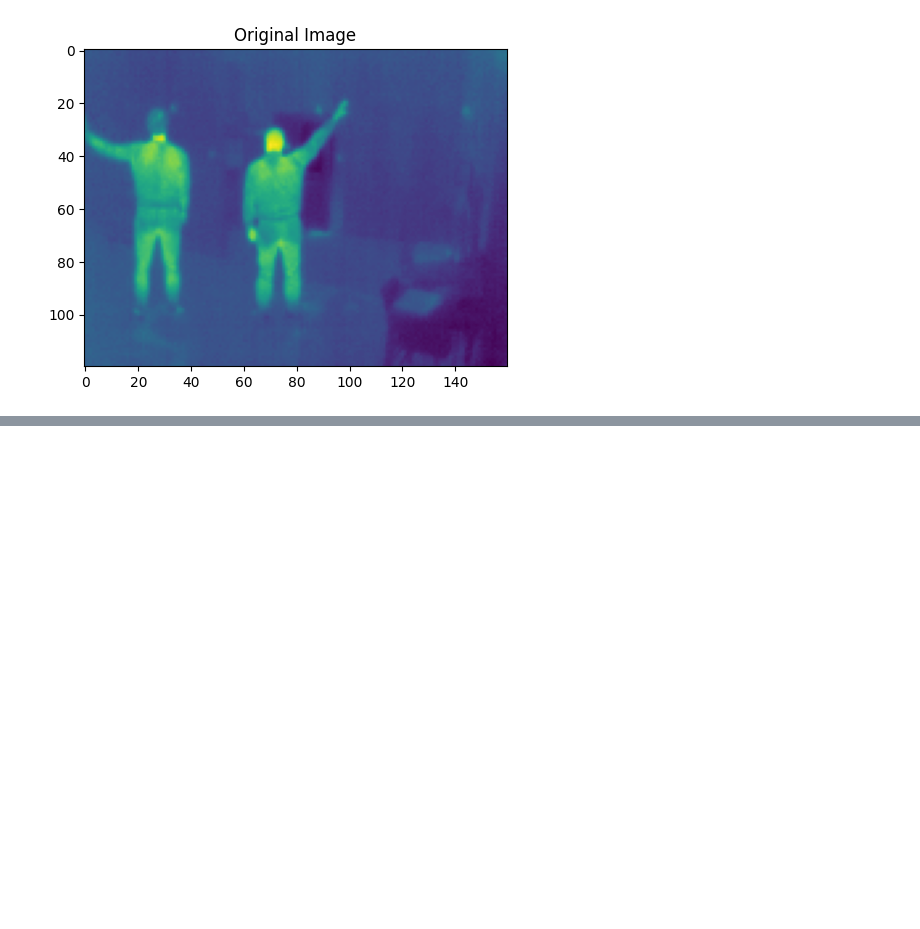
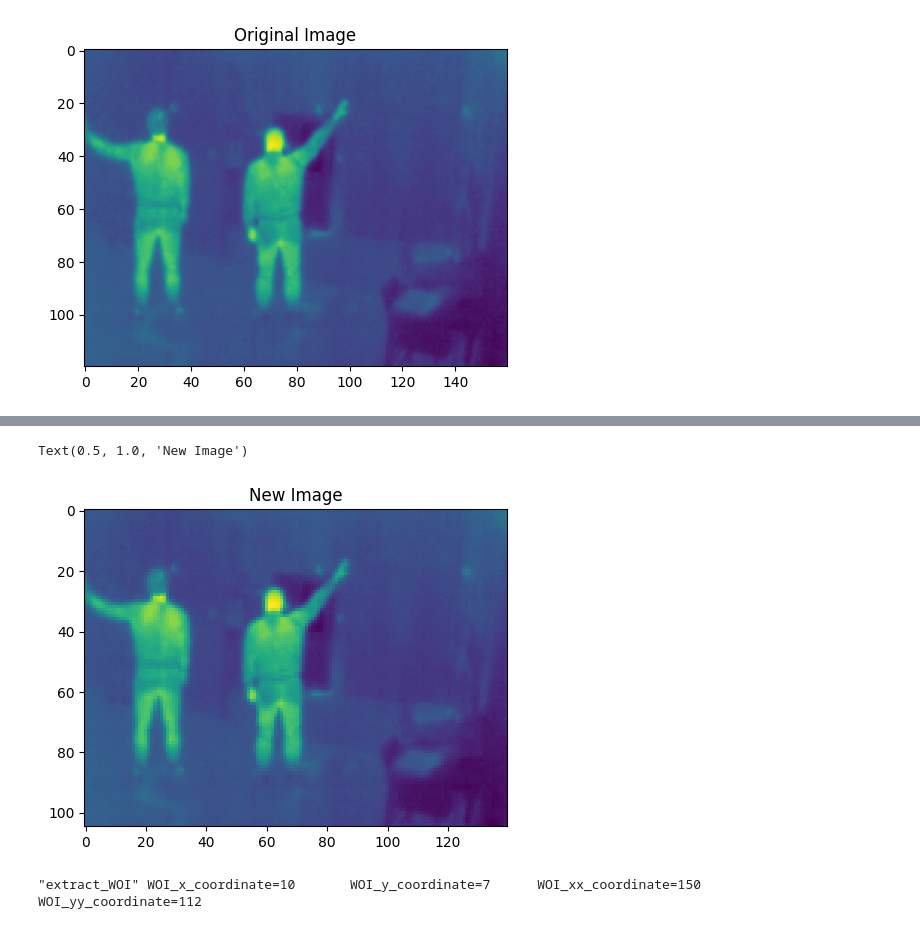
Before and after one commit to vicente-gonzalez-ruiz/center_and_scale_images, a Jupyter notebook: src/test.ipynb, the cells around one changed output, grey strips where cells are left out. Saved outputs shown, nothing was run; the diff lists cells and outputs as text; code cells hidden in the pictures; blank space fills up the shorter version.

```diff
--- a/src/test.ipynb
+++ b/src/test.ipynb
@@ -31,0 +36,15 @@ Text(0.5, 1.0, 'Centered Image')
+# %%
+new_image, info = center_and_scale_images.extract_WOI(centered_image, WOI_x_coordinate=10, WOI_y_coordinate=7,
+    WOI_xx_coordinate=10+140, WOI_yy_coordinate=7+105)
+# %%
+plt.figure(figsize=(12, 6))
+plt.subplot(1, 2, 1)
+plt.imshow(new_image)
+plt.title('New Image')
+# %% [output]
+Text(0.5, 1.0, 'New Image')
+[figure, added]
+# %%
+print(info)
+# %% [output]
+"extract_WOI" WOI_x_coordinate=10       WOI_y_coordinate=7      WOI_xx_coordinate=150   WOI_yy_coordinate=112
```
Also changed, not shown: parts of 5 cells of this notebook, 1 other file.
